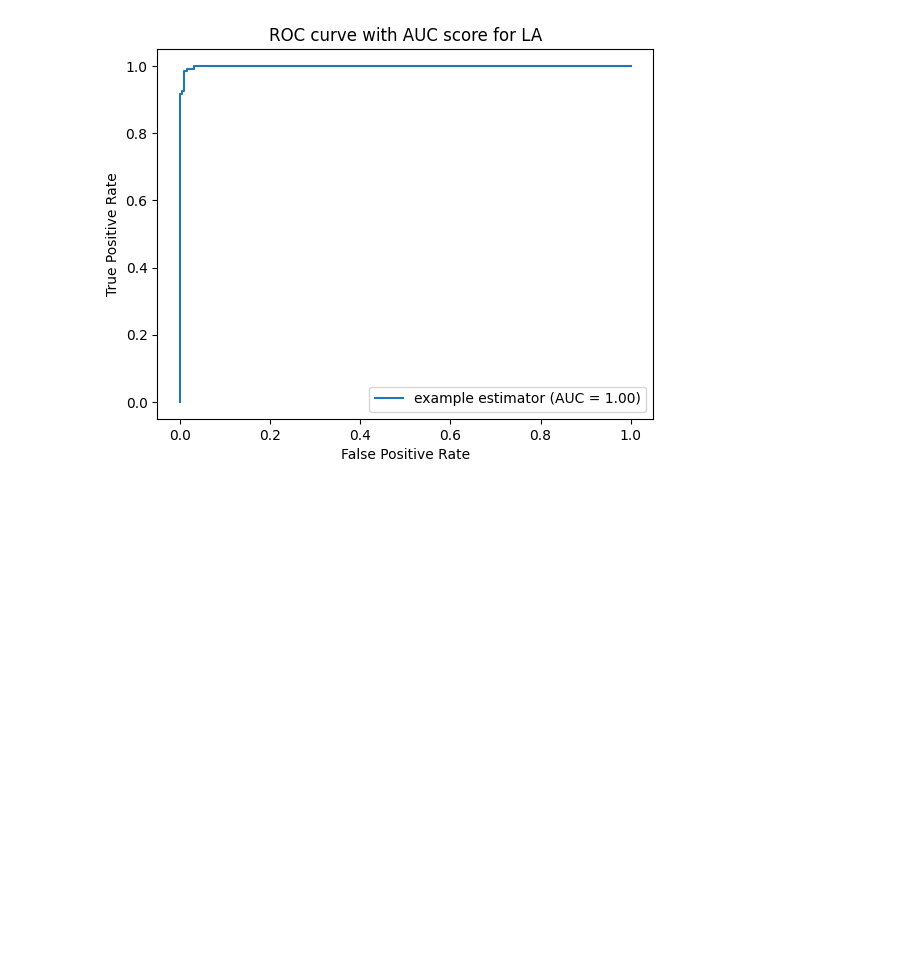
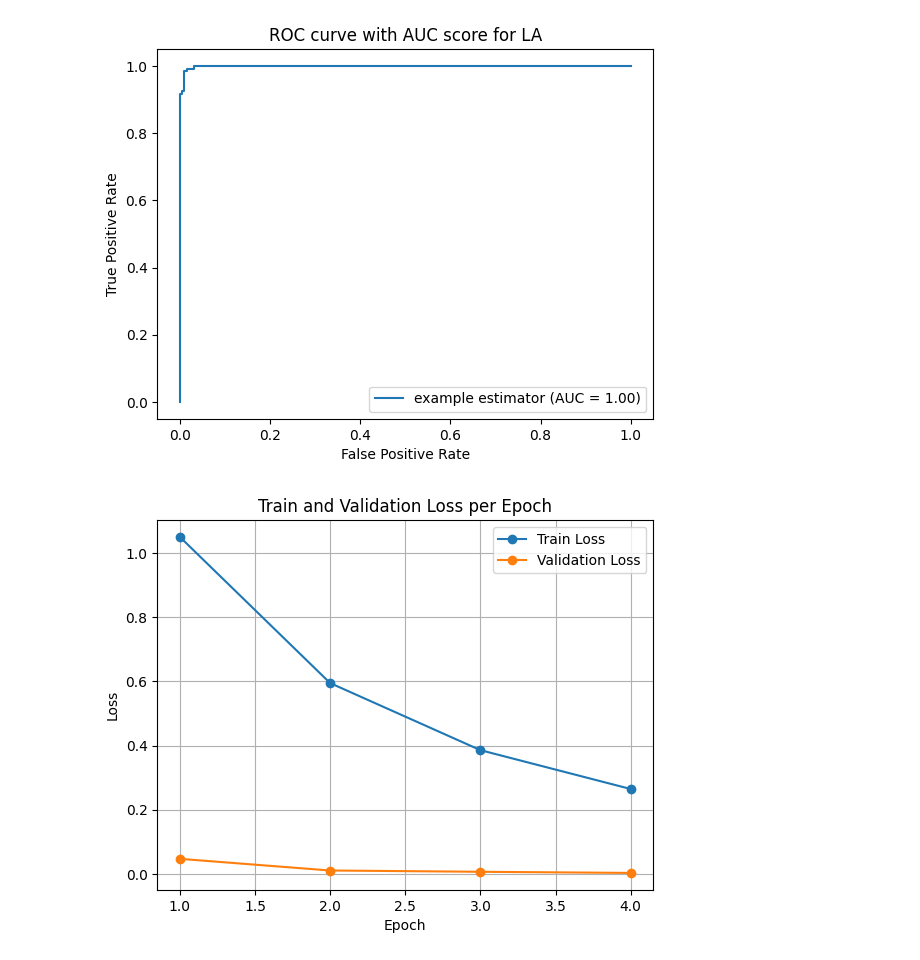
Before and after one commit to M22AIE212/M22AIE212_SpeechUnderstanding_Assignment3, a Jupyter notebook: A3_Finetune_LA_model_on_FOR.ipynb, the cells around one changed output. Cells and saved outputs as stored; diff of their text form; code cells hidden in the pictures; blank space fills up the shorter version.

Commit message:
Added Loss curves

```diff
--- a/A3_Finetune_LA_model_on_FOR.ipynb
+++ b/A3_Finetune_LA_model_on_FOR.ipynb
@@ -184,3 +184,26 @@ Epoch:  3        Train Loss:  0.26457969116330227        Validation Loss:  0.002
 Scores are saved to /content/finetuned_la_score.txt
 EER (Equal Error Rate) for LA model :  0.015
 [figure]
+# %%
+import matplotlib.pyplot as plt
+
+# Data
+epochs = [1, 2, 3, 4]
+train_loss = [1.0507240747791307, 0.5949723372777276, 0.3857404253377657, 0.26457969116330227]
+val_loss = [0.046880988440796044, 0.010496380461577247, 0.006490835705144491, 0.002946423094717829]
+
+# Plot
+plt.plot(epochs, train_loss, label='Train Loss', marker='o')
+plt.plot(epochs, val_loss, label='Validation Loss', marker='o')
+
+# Add labels and title
+plt.xlabel('Epoch')
+plt.ylabel('Loss')
+plt.title('Train and Validation Loss per Epoch')
+plt.legend()
+
+# Show plot
+plt.grid(True)
+plt.show()
+# %% [output]
+[figure, added]
```
